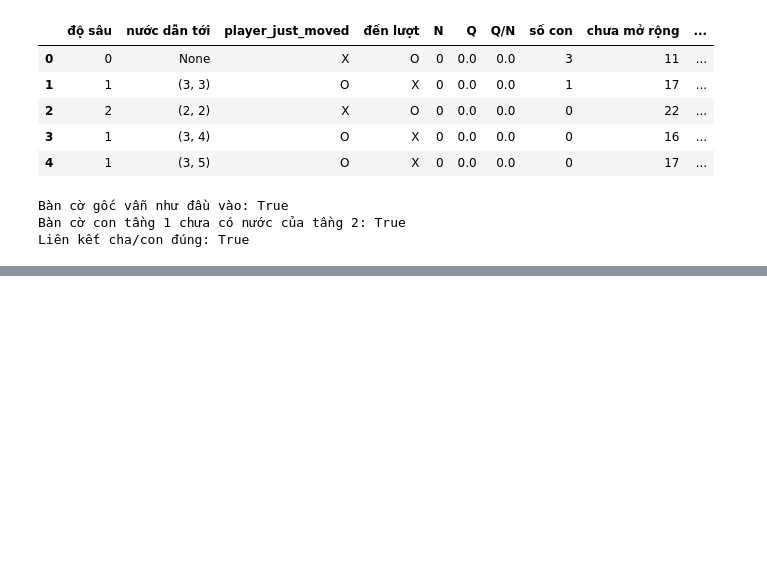
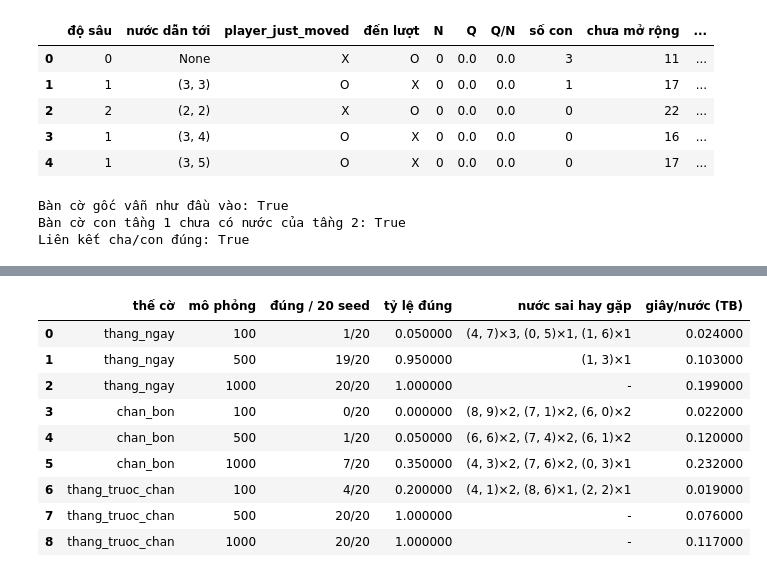
Before and after one commit to 10tothepowerof6/AdvancedAI-Repo, a Jupyter notebook: caro-11x11/notebooks/03_mcts.ipynb, the cells around one changed output, grey strips where cells are left out. Saved outputs shown, nothing was run; the diff lists cells and outputs as text; code cells hidden in the pictures; blank space fills up the shorter version.

```diff
--- a/caro-11x11/notebooks/03_mcts.ipynb
+++ b/caro-11x11/notebooks/03_mcts.ipynb
@@ -395,0 +538,8 @@ chưa thực hiện — thuộc Giai đoạn 2 và 3.*
+# %%
+# Tái lập: cùng seed và ngân sách fixed cho cùng nước đi và cùng phân bố lượt thăm.
+runs = []
+for _ in range(2):
+    a = MCTSAgent(seed=SEED, budget=BUDGET_FIXED)
+    move = a.choose_action(observe.board, observe.current_player)
+    runs.append((move, {k: v.visits for k, v in a.last_root.children.items()}))
+print('Hai lần chạy cùng seed giống hệt nhau:', runs[0] == runs[1], '| nước:', runs[0][0])
@@ -395,0 +580,14 @@ chưa thực hiện — thuộc Giai đoạn 2 và 3.*
+# %%
+import time
+
+TACTICS = {
+    'thang_ngay': ([(5, 2), (0, 0), (5, 3), (0, 2), (5, 4), (0, 4), (5, 5), (0, 6)], {(5, 1), (5, 6)}),
+    'chan_bon': ([(5, 0), (5, 1), (0, 0), (5, 2), (0, 2), (5, 3), (10, 10), (5, 4)], {(5, 5)}),
+    'thang_truoc_chan': ([(3, 1), (7, 1), (3, 2), (7, 2), (3, 3), (7, 3), (3, 4), (7, 4)], {(3, 0), (3, 5)}),
+}
+SEEDS = range(20)
+for name, (moves, good) in TACTICS.items():
+    g = play_sequence(moves)
+    print(f'{name} — đến lượt {SYMBOLS[g.current_player]}, nước đúng {sorted(good)}')
+    print(board_text(g.board))
+    print()
@@ -395,0 +612,30 @@ chưa thực hiện — thuộc Giai đoạn 2 và 3.*
+# %%
+rows, failures = [], []
+for name, (moves, good) in TACTICS.items():
+    g = play_sequence(moves)
+    for sims in FIXED_SURVEY:
+        picks, start = [], time.perf_counter()
+        for seed in SEEDS:
+            a = MCTSAgent(seed=seed, budget=SearchBudget(simulations=sims), exploration=EXPLORATION, radius=RADIUS)
+            picks.append(a.choose_action(g.board, g.current_player))
+        elapsed = (time.perf_counter() - start) / len(SEEDS)
+        failed = [s for s, p in zip(SEEDS, picks) if p not in good]
+        wrong = pd.Series([p for p in picks if p not in good], dtype=object).value_counts().head(3)
+        rows.append({'thế cờ': name, 'mô phỏng': sims, 'đúng / 20 seed': f'{20 - len(failed)}/20',
+                     'tỷ lệ đúng': round(1 - len(failed) / 20, 2),
+                     'nước sai hay gặp': ', '.join(f'{k}×{v}' for k, v in wrong.items()) or '-',
+                     'giây/nước (TB)': round(elapsed, 3)})
+        failures.append({'thế cờ': name, 'mô phỏng': sims, 'seed thất bại': failed})
+tactic_table = pd.DataFrame(rows)
+left(tactic_table)
+# %% [output]
+|  | thế cờ | mô phỏng | đúng / 20 seed | tỷ lệ đúng | nước sai hay gặp | giây/nước (TB) |
+| 0 | thang_ngay | 100 | 1/20 | 0.050000 | (4, 7)×3, (0, 5)×1, (1, 6)×1 | 0.024000 |
+| 1 | thang_ngay | 500 | 19/20 | 0.950000 | (1, 3)×1 | 0.103000 |
+| 2 | thang_ngay | 1000 | 20/20 | 1.000000 | - | 0.199000 |
+| 3 | chan_bon | 100 | 0/20 | 0.000000 | (8, 9)×2, (7, 1)×2, (6, 0)×2 | 0.022000 |
+| 4 | chan_bon | 500 | 1/20 | 0.050000 | (6, 6)×2, (7, 4)×2, (6, 1)×2 | 0.120000 |
+| 5 | chan_bon | 1000 | 7/20 | 0.350000 | (4, 3)×2, (7, 6)×2, (0, 3)×1 | 0.232000 |
+| 6 | thang_truoc_chan | 100 | 4/20 | 0.200000 | (4, 1)×2, (8, 6)×1, (2, 2)×1 | 0.019000 |
+| 7 | thang_truoc_chan | 500 | 20/20 | 1.000000 | - | 0.076000 |
+| 8 | thang_truoc_chan | 1000 | 20/20 | 1.000000 | - | 0.117000 |
```
Also changed, not shown: parts of 18 cells of this notebook, 3 other files.
